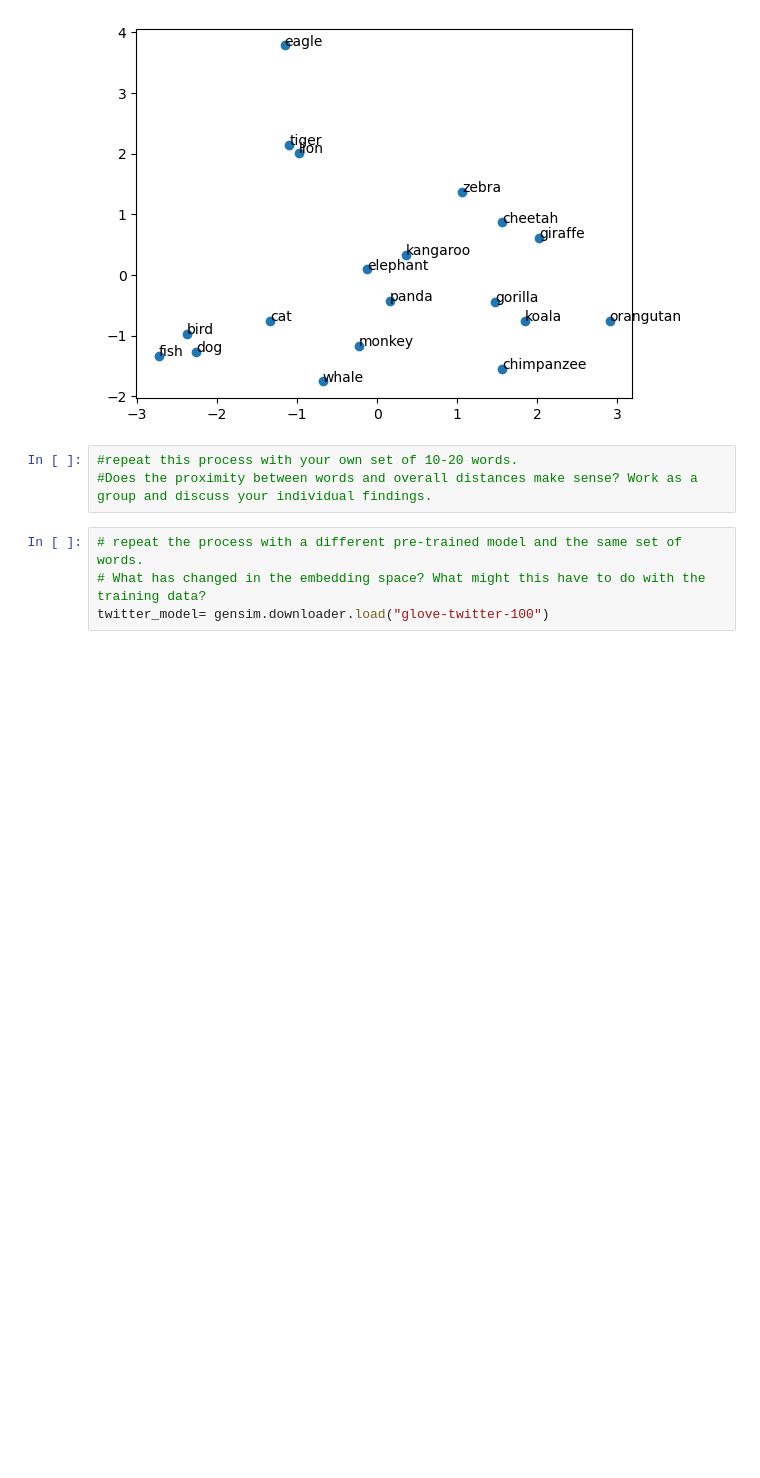
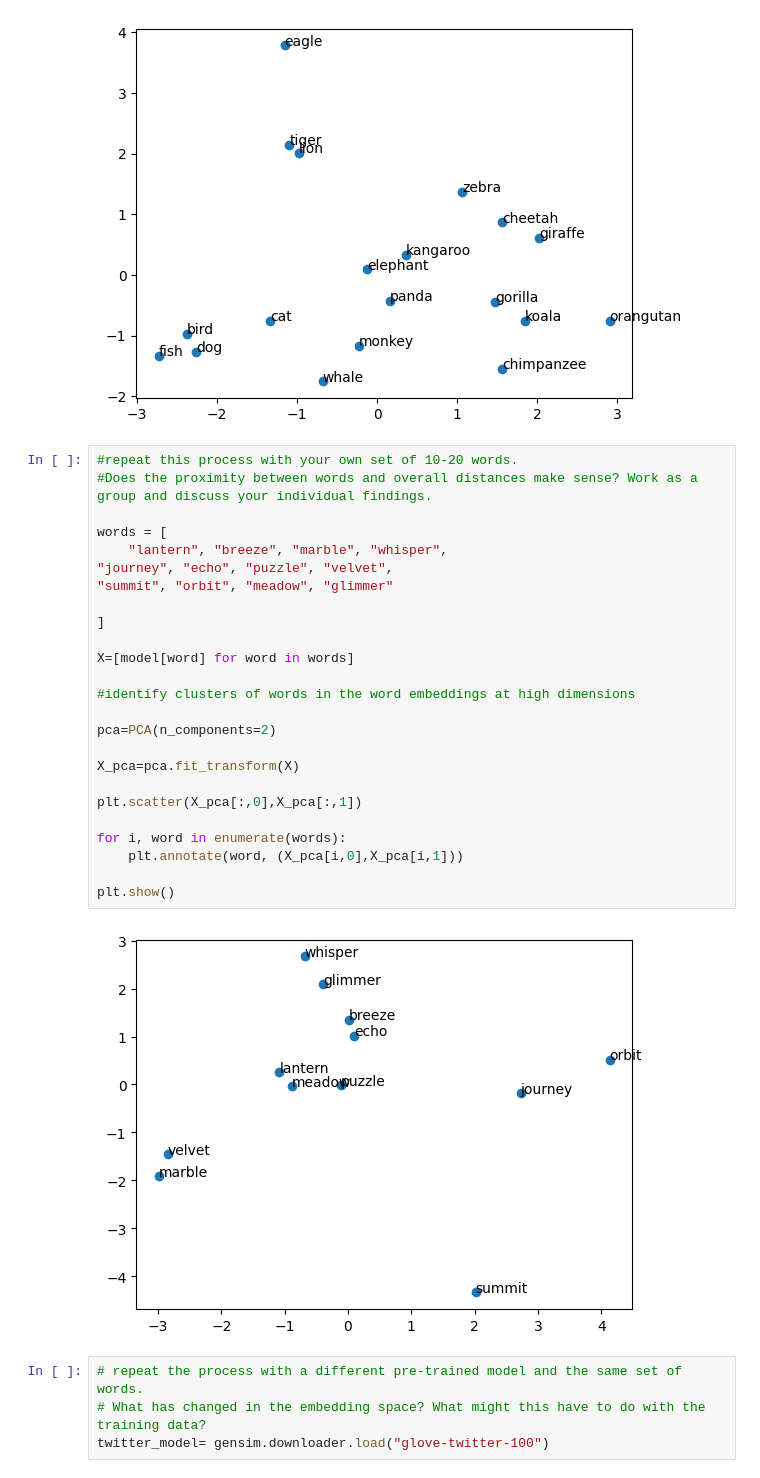
Before and after one commit to On0ne/project3-embeddings, a Jupyter notebook: project-3.ipynb, the cells around one changed output. Drawn from its saved outputs; the diff is of its cells as text; blank space fills up the shorter version.

```diff
--- a/project-3.ipynb
+++ b/project-3.ipynb
@@ -117,6 +131,30 @@ plt.show()
 # %%
 #repeat this process with your own set of 10-20 words.
 #Does the proximity between words and overall distances make sense? Work as a group and discuss your individual findings.
+
+words = [
+    "lantern", "breeze", "marble", "whisper",
+"journey", "echo", "puzzle", "velvet",
+"summit", "orbit", "meadow", "glimmer"
+
+]
+
+X=[model[word] for word in words]
+
+#identify clusters of words in the word embeddings at high dimensions
+
+pca=PCA(n_components=2)
+
+X_pca=pca.fit_transform(X)
+
+plt.scatter(X_pca[:,0],X_pca[:,1])
+
+for i, word in enumerate(words):
+    plt.annotate(word, (X_pca[i,0],X_pca[i,1]))
+
+plt.show()
+# %% [output]
+[figure, added]
 # %%
 # repeat the process with a different pre-trained model and the same set of words.
 # What has changed in the embedding space? What might this have to do with the training data?
```
Also changed, not shown: parts of 21 cells of this notebook.
